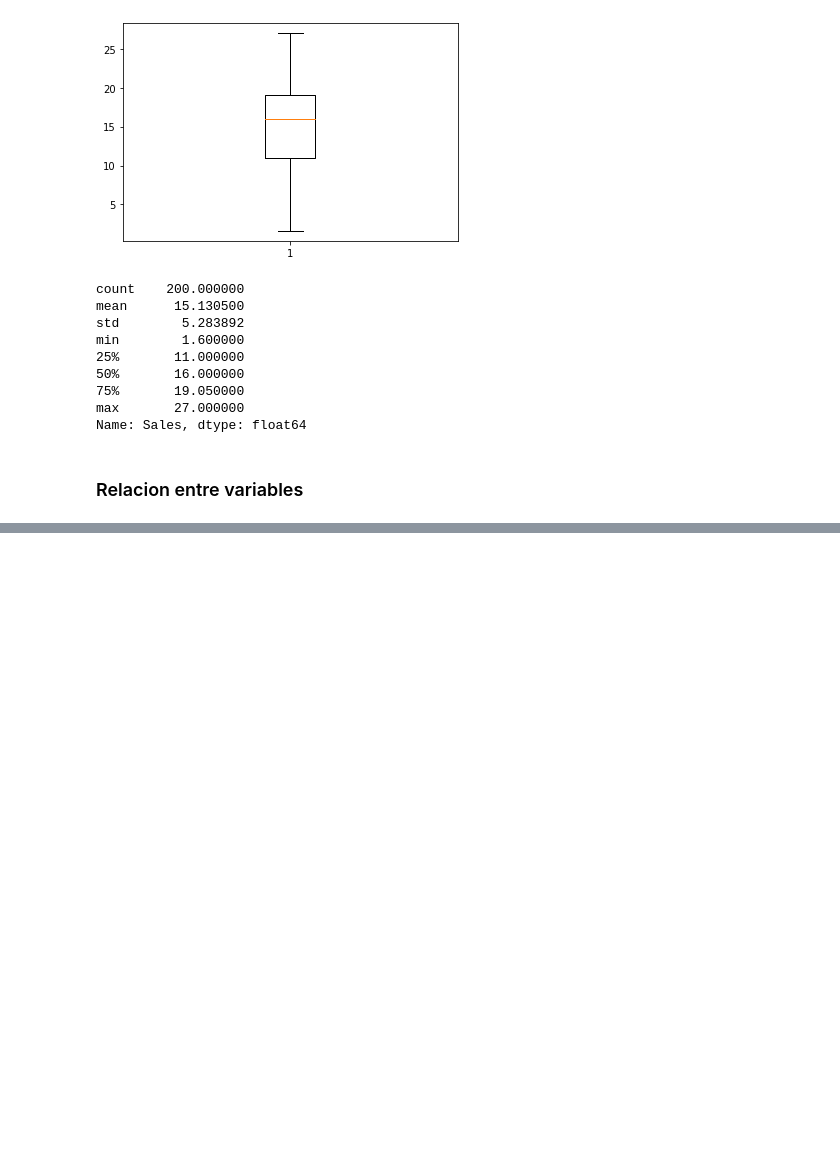
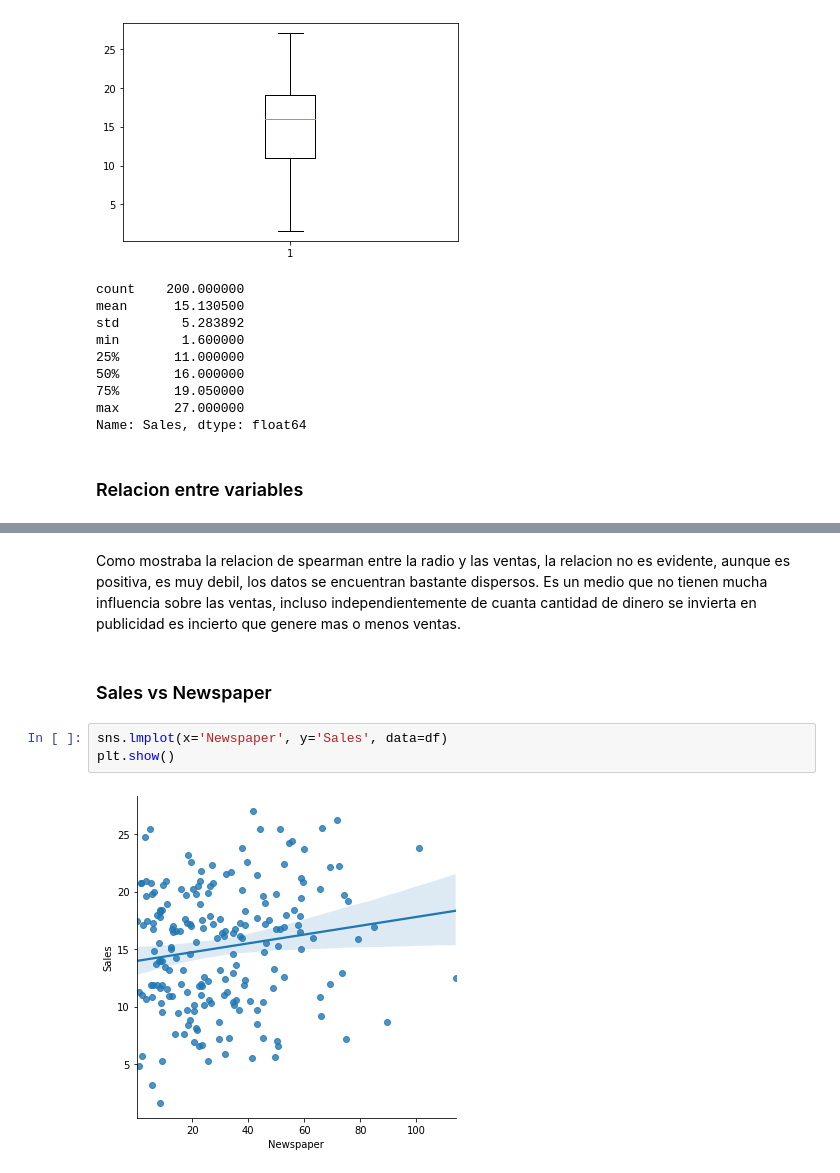
Before and after one commit to ForwardslashJP/Sales_Prediction, a Jupyter notebook: EDA_SalesPrediction.ipynb, the cells around one changed output, grey strips where cells are left out. Saved outputs shown, nothing was run; the diff lists cells and outputs as text; blank space fills up the shorter version.

```diff
--- a/EDA_SalesPrediction.ipynb
+++ b/EDA_SalesPrediction.ipynb
@@ -143,0 +169,9 @@ Name: Sales, dtype: float64
+# %% [markdown]
+Como mostraba la relacion de spearman entre la radio y las ventas, la relacion no es evidente, aunque es positiva, es muy debil, los datos se encuentran bastante dispersos. Es un medio que no tienen mucha influencia sobre las ventas, incluso independientemente de cuanta cantidad de dinero se invierta en publicidad es incierto que genere mas o menos ventas.
+# %% [markdown]
+### Sales vs Newspaper
+# %%
+sns.lmplot(x='Newspaper', y='Sales', data=df)
+plt.show()
+# %% [output]
+[figure, added]
```
Also changed, not shown: parts of 13 cells of this notebook.
